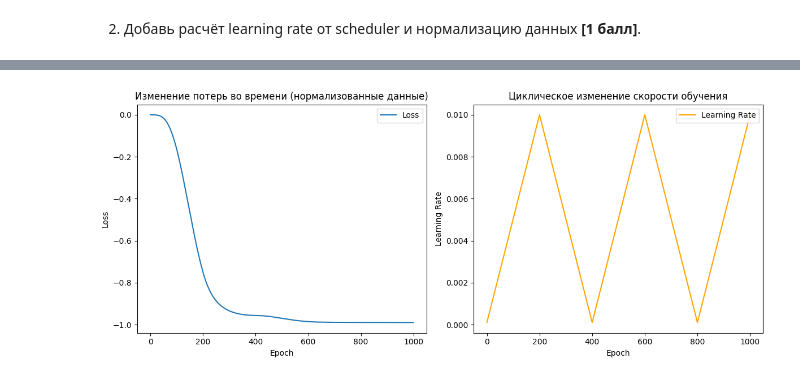
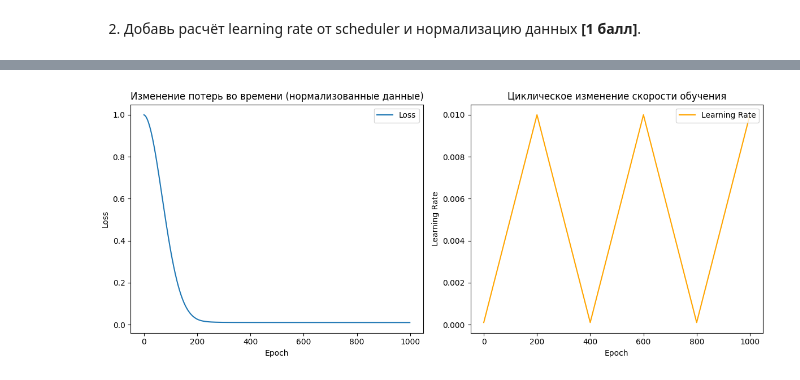
Before and after one commit to Rl0h4w/Homeworks, a Jupyter notebook: AI/3/3B.ipynb, the cells around one changed output, grey strips where cells are left out. Cells and saved outputs as stored; diff of their text form; code cells hidden in the pictures.

Commit message:
fixed errors

```diff
--- a/AI/3/3B.ipynb
+++ b/AI/3/3B.ipynb
@@ -240,10 +240,10 @@ def generate_data(n_samples=100, n_features=1, noise=0.1):
 # %%
 # Функция потерь (MSE + L2-регуляризация)
 def compute_loss(X, y, w, b, l2_lambda=0.01):
-    predictions = w*X+b
-    mse_loss = np.mean((y-predictions)**2)
-    l2_loss = l2_lambda * w**2
-    return mse_loss + l2_loss
+    predictions = X @ w + b
+    mse = np.mean((y - predictions)**2)
+    l2 = l2_lambda * np.sum(w**2)
+    return mse + l2
 # %% [markdown]
 2. Функция ниже должна в явном виде рассчитывать градиенты для модели линейной регрессии с L2-регуляризацией **[0,5 балла]**.
 3. Реализуй расчёт градиентов через autograd или torch, чтобы получить **0,5 дополнительных балла**.
@@ -403,12 +403,13 @@ def generate_data(n_samples=100, noise=0.1):
 
 # Функция потерь (MSE + L2)
 def compute_loss(X, y, w, b, l2_lambda=0.01):
-  mse = np.mean((y-(w*X+b)**2))
-  l2 = l2_lambda * w**2
+  predictions = X @ w + b
+  mse = np.mean((y-predictions)**2)
+  l2 = l2_lambda * np.sum(w**2)
   return mse + l2
 
 # Градиентный спуск с циклическим scheduler
-def train_with_scheduler_function(X, y, eta_min, eta_max, step_size, mode, n_epochs=1000):
+def train_with_scheduler_function(X, y, eta_min, eta_max, step_size, mode, n_epochs=1000, l2_lambda=0.01):
     w = np.zeros((X.shape[1], 1))
     b = 0
     losses = []
@@ -419,11 +420,11 @@ def train_with_scheduler_function(X, y, eta_min, eta_max, step_size, mode, n_epo
         predictions = X @ w + b
         errors = predictions - y
 
-        # Градиенты
-        dw = (2 / len(y)) * X.T @ errors
+        # Градиенты: добавляем L2-регуляризацию к градиенту по весам
+        dw = (2 / len(y)) * X.T @ errors + 2 * l2_lambda * w
         db = (2 / len(y)) * np.sum(errors)
 
-        # Learning rate от scheduler
+        # Получаем learning rate от scheduler
         lr = cyclical_lr(epoch, eta_min, eta_max, step_size=step_size, mode=mode)
         lrs.append(lr)
 
@@ -432,13 +433,14 @@ def train_with_scheduler_function(X, y, eta_min, eta_max, step_size, mode, n_epo
         b -= lr * db
 
         # Логирование
-        loss = compute_loss(X, y, w, b).item()
+        loss = compute_loss(X, y, w, b, l2_lambda).item()
         losses.append(loss)
 
         if epoch % 100 == 0 or epoch == n_epochs - 1:
             print(f"Epoch {epoch}: Loss = {loss:.4f}, LR = {lr:.6f}")
 
     return w, b, losses, lrs
+
 
 # Нормализация данных
 def normalize(X, y):
@@ -500 +502 @@ Epoch 999: Loss = -0.9898, LR = 0.009951
-[figure, old version]
+[figure, new version]
```
Also changed, not shown: parts of 6 cells of this notebook.
